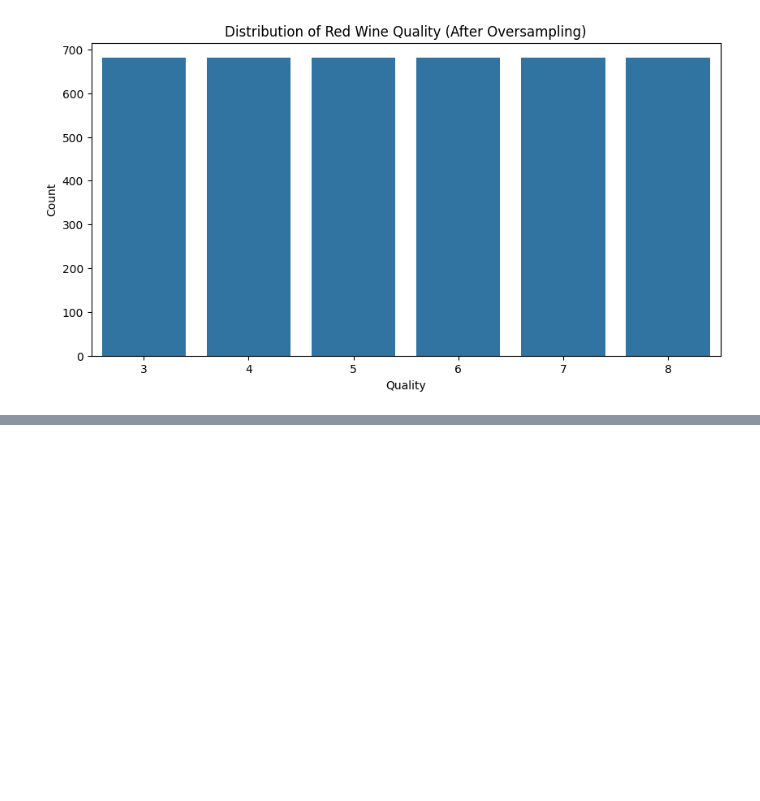
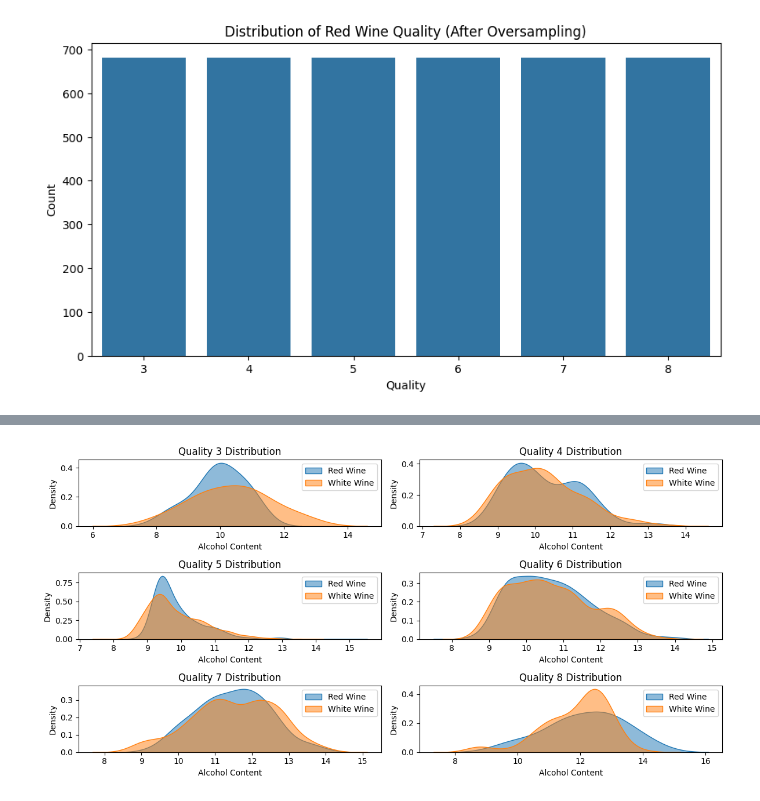
Before and after one commit to erzagaviria/WhiteRabbit, a Jupyter notebook: Untitled.ipynb, the cells around one changed output, grey strips where cells are left out. Cells and saved outputs as stored; diff of their text form; code cells hidden in the pictures; blank space fills up the shorter version.

```diff
--- a/Untitled.ipynb
+++ b/Untitled.ipynb
@@ -506,0 +566,24 @@ weighted avg       0.93      0.93      0.93      3078
+# %%
+# Assuming red_wine and white_wine DataFrames are already cleaned and loaded
+
+plt.figure(figsize=(12, 6))
+
+for i in range(3, 9):
+    plt.subplot(3, 2, i - 2)
+
+    red_wine_subset = red_wine[red_wine['quality'] == i]
+    white_wine_subset = white_wine[white_wine['quality'] == i]
+
+    sns.kdeplot(data=red_wine_subset, x='alcohol', label='Red Wine', fill=True, alpha=0.5)
+
+    sns.kdeplot(data=white_wine_subset, x='alcohol', label='White Wine', fill=True, alpha=0.5)
+
+    plt.title(f'Quality {i} Distribution')
+    plt.xlabel('Alcohol Content')
+    plt.ylabel('Density')
+    plt.legend()
+
+plt.tight_layout()
+plt.show()
+# %% [output]
+[figure, added]
```
Also changed, not shown: parts of 14 cells of this notebook.
